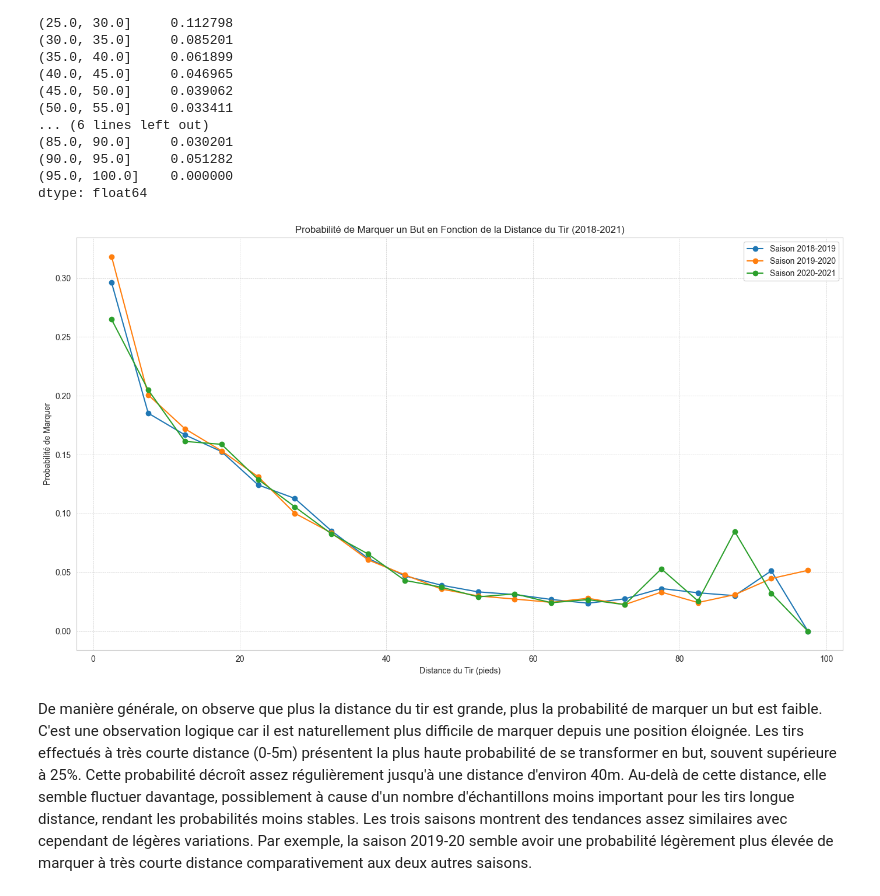
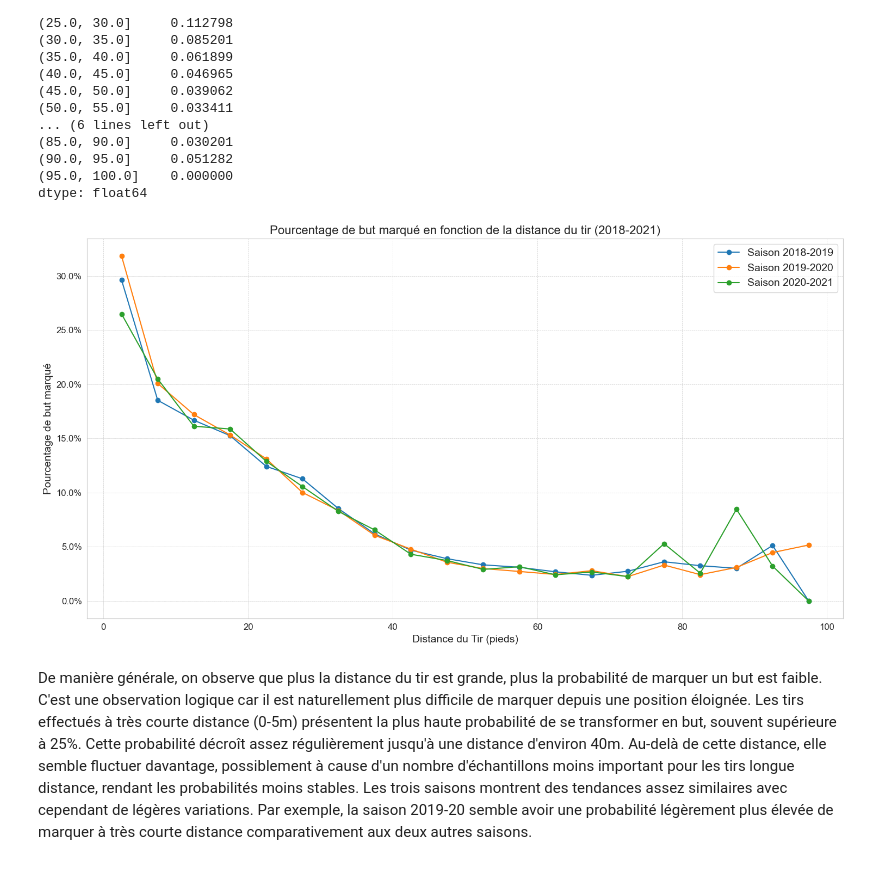
Before and after one commit to AlexMaggioni/NHL_Project, a Jupyter notebook: Visualisations_simples.ipynb, the cells around one changed output. Drawn from its saved outputs; the diff is of its cells as text; code cells hidden in the pictures.

```diff
--- a/Visualisations_simples.ipynb
+++ b/Visualisations_simples.ipynb
@@ -87,6 +87,10 @@ def adjust_coordinates(x, y):
     return x, y
 
 adjustedCoordinates = np.array(data.apply(lambda row: adjust_coordinates(row['coordinateX'], row['coordinateY']), axis=1).tolist())
+
+goal_position = [89, 0]
+
+data["distance"] = np.sqrt(np.sum(np.square(adjustedCoordinates - goal_position), axis=1))
 # %%
 goal_position = [89, 0]
 
@@ -138,21 +142,29 @@ distance_bin
 (95.0, 100.0]    0.000000
 dtype: float64
 # %%
+import matplotlib.pyplot as plt
+from matplotlib.ticker import PercentFormatter
+
+# Assuming goal_probabilities is a dictionary with seasons as keys and probabilities as values
+
 # Plotting the goal probabilities for each season with French labels and title
-plt.figure(figsize=(14, 8))
+plt.figure(figsize=(15, 8))
 
 for season, probs in goal_probabilities.items():
     plt.plot(probs.index.categories.mid, probs, label=f'Saison {season}-{season+1}', marker='o')
 
-plt.title('Probabilité de Marquer un But en Fonction de la Distance du Tir (2018-2021)')
-plt.xlabel('Distance du Tir (pieds)')
-plt.ylabel('Probabilité de Marquer')
-plt.legend()
+plt.title('Pourcentage de but marqué en fonction de la distance du tir (2018-2021)', fontsize=16)
+plt.xlabel('Distance du Tir (pieds)', fontsize=14)
+plt.ylabel('Pourcentage de but marqué', fontsize=14)
+plt.legend(fontsize=14)
 plt.grid(True, which='both', linestyle='--', linewidth=0.5)
+plt.gca().yaxis.set_major_formatter(PercentFormatter(1))  # Format y-axis as percentages
+plt.xticks(fontsize=12)
+plt.yticks(fontsize=12)
 plt.tight_layout()
 
 plt.show()
 # %% [output]
-[figure, old version]
+[figure, new version]
 # %% [markdown]
 De manière générale, on observe que plus la distance du tir est grande, plus la probabilité de marquer un but est faible. C'est une observation logique car il est naturellement plus difficile de marquer depuis une position éloignée. Les tirs effectués à très courte distance (0-5m) présentent la plus haute probabilité de se transformer en but, souvent supérieure à 25%. Cette probabilité décroît assez régulièrement jusqu'à une distance d'environ 40m. Au-delà de cette distance, elle semble fluctuer davantage, possiblement à cause d'un nombre d'échantillons moins important pour les tirs longue distance, rendant les probabilités moins stables. Les trois saisons montrent des tendances assez similaires avec cependant de légères variations. Par exemple, la saison 2019-20 semble avoir une probabilité légèrement plus élevée de marquer à très courte distance comparativement aux deux autres saisons.
```
Also changed, not shown: parts of 4 cells of this notebook.
